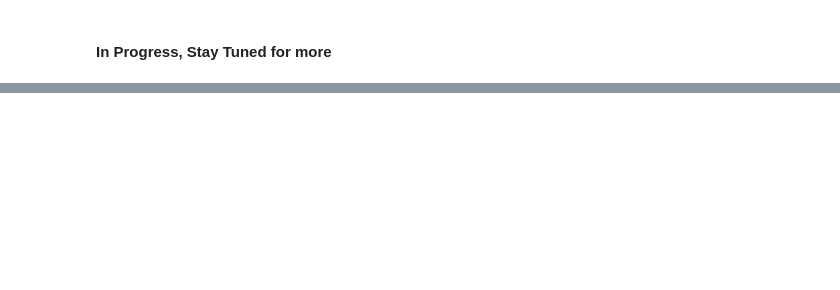
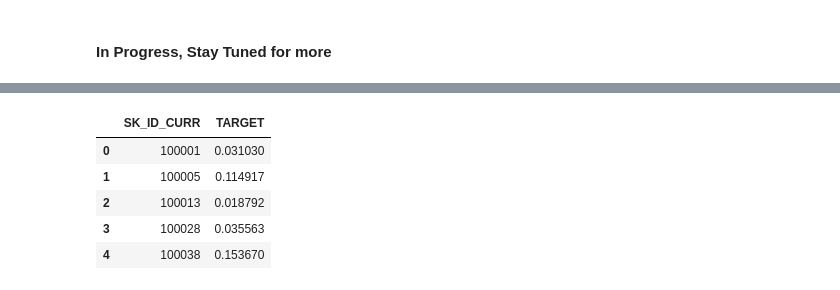
Before and after one commit to bigMathGit/kaggle_HomeCreditDefaultRisk, a Jupyter notebook: notebook.ipynb, the cells around one changed output, grey strips where cells are left out. Saved outputs shown, nothing was run; the diff lists cells and outputs as text; code cells hidden in the pictures; blank space fills up the shorter version.

```diff
--- a/notebook.ipynb
+++ b/notebook.ipynb
@@ -646,0 +753,14 @@ sub.head()
+# %%
+pred = model4.predict(test_X)
+sub = pd.DataFrame()
+sub['SK_ID_CURR'] = test_id
+sub['TARGET'] = pred
+sub.to_csv("baseline_submission3.csv", index=False)
+sub.head()
+# %% [output]
+|  | SK_ID_CURR | TARGET |
+| 0 | 100001 | 0.031030 |
+| 1 | 100005 | 0.114917 |
+| 2 | 100013 | 0.018792 |
+| 3 | 100028 | 0.035563 |
+| 4 | 100038 | 0.153670 |
```
Also changed, not shown: parts of 11 cells of this notebook, 3 other files.
